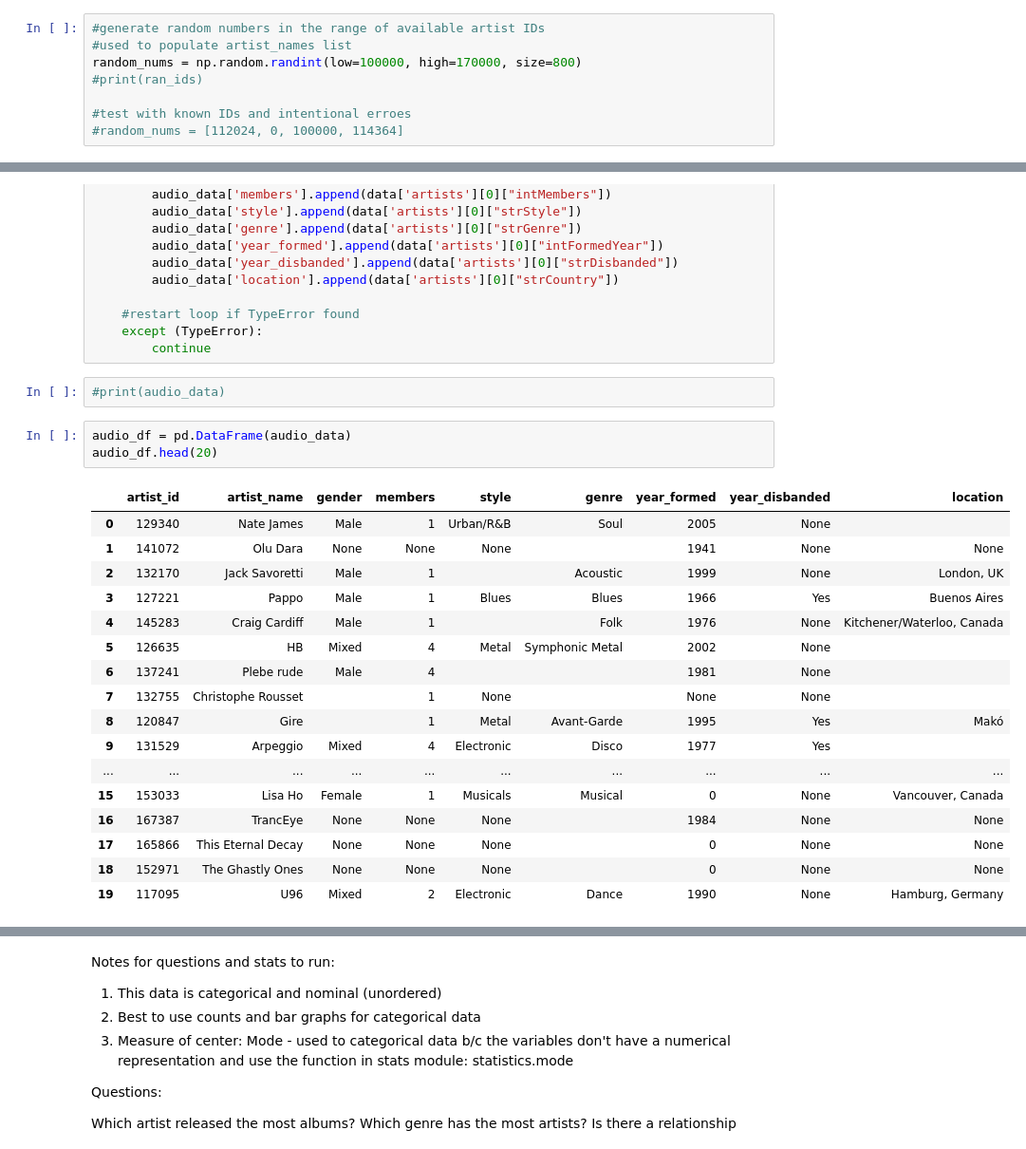
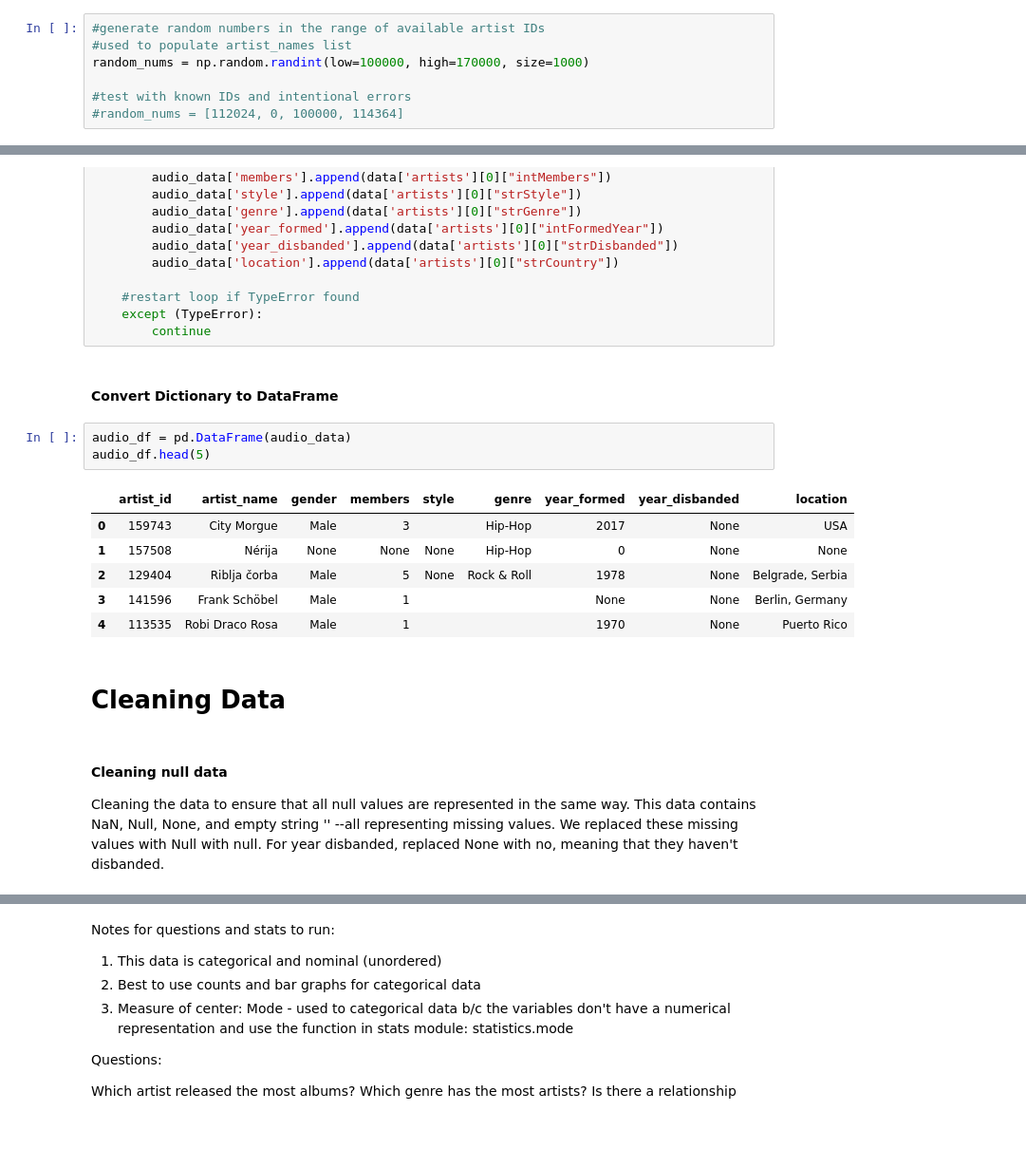
Before and after one commit to existentialplantperson/Week_08_COVID_analysis, a Jupyter notebook: Audio_Data_Update.ipynb, the cells around one changed output, grey strips where cells are left out. Shown at 95% size. Saved outputs shown, nothing was run; the diff lists cells and outputs as text.

```diff
--- a/Audio_Data_Update.ipynb
+++ b/Audio_Data_Update.ipynb
@@ -22,10 +34,9 @@ artist_names = []
 # %%
 #generate random numbers in the range of available artist IDs
 #used to populate artist_names list
-random_nums = np.random.randint(low=100000, high=170000, size=800)
-#print(ran_ids)
+random_nums = np.random.randint(low=100000, high=170000, size=1000)
 
-#test with known IDs and intentional erroes
+#test with known IDs and intentional errors
 #random_nums = [112024, 0, 100000, 114364]
 # %%
 #create a base url
@@ -122,27 +127,21 @@ for name in artist_names:
     #restart loop if TypeError found
     except (TypeError):
         continue
-# %%
-#print(audio_data)
+# %% [markdown]
+#### Convert Dictionary to DataFrame
 # %%
 audio_df = pd.DataFrame(audio_data)
-audio_df.head(20)
+audio_df.head(5)
 # %% [output]
 |  | artist_id | artist_name | gender | members | style | genre | year_formed | year_disbanded | location |
-| 0 | 129340 | Nate James | Male | 1 | Urban/R&B | Soul | 2005 | None |  |
-| 1 | 141072 | Olu Dara | None | None | None |  | 1941 | None | None |
-| 2 | 132170 | Jack Savoretti | Male | 1 |  | Acoustic | 1999 | None | London, UK |
-| 3 | 127221 | Pappo | Male | 1 | Blues | Blues | 1966 | Yes | Buenos Aires |
-| 4 | 145283 | Craig Cardiff | Male | 1 |  | Folk | 1976 | None | Kitchener/Waterloo, Canada |
-| 5 | 126635 | HB | Mixed | 4 | Metal | Symphonic Metal | 2002 | None |  |
-| 6 | 137241 | Plebe rude | Male | 4 |  |  | 1981 | None |  |
-| 7 | 132755 | Christophe Rousset |  | 1 | None |  | None | None |  |
-| 8 | 120847 | Gire |  | 1 | Metal | Avant-Garde | 1995 | Yes | Makó |
-| 9 | 131529 | Arpeggio | Mixed | 4 | Electronic | Disco | 1977 | Yes |  |
-| ... | ... | ... | ... | ... | ... | ... | ... | ... | ... |
-| 15 | 153033 | Lisa Ho | Female | 1 | Musicals | Musical | 0 | None | Vancouver, Canada |
-| 16 | 167387 | TrancEye | None | None | None |  | 1984 | None | None |
-| 17 | 165866 | This Eternal Decay | None | None | None |  | 0 | None | None |
-| 18 | 152971 | The Ghastly Ones | None | None | None |  | 0 | None | None |
-| 19 | 117095 | U96 | Mixed | 2 | Electronic | Dance | 1990 | None | Hamburg, Germany |
+| 0 | 159743 | City Morgue | Male | 3 |  | Hip-Hop | 2017 | None | USA |
+| 1 | 157508 | Nérija | None | None | None | Hip-Hop | 0 | None | None |
+| 2 | 129404 | Riblja čorba | Male | 5 | None | Rock & Roll | 1978 | None | Belgrade, Serbia |
+| 3 | 141596 | Frank Schöbel | Male | 1 |  |  | None | None | Berlin, Germany |
+| 4 | 113535 | Robi Draco Rosa | Male | 1 |  |  | 1970 | None | Puerto Rico |
+# %% [markdown]
+# Cleaning Data
+# %% [markdown]
+#### Cleaning null data
+Cleaning the data to ensure that all null values are represented in the same way.  This data contains NaN, Null, None, and empty string '' --all representing missing values.  We replaced these missing values with Null with null. For year disbanded, replaced None with no, meaning that they haven't disbanded.
 # %%
```
Also changed, not shown: parts of 61 cells of this notebook, 1 other file.
